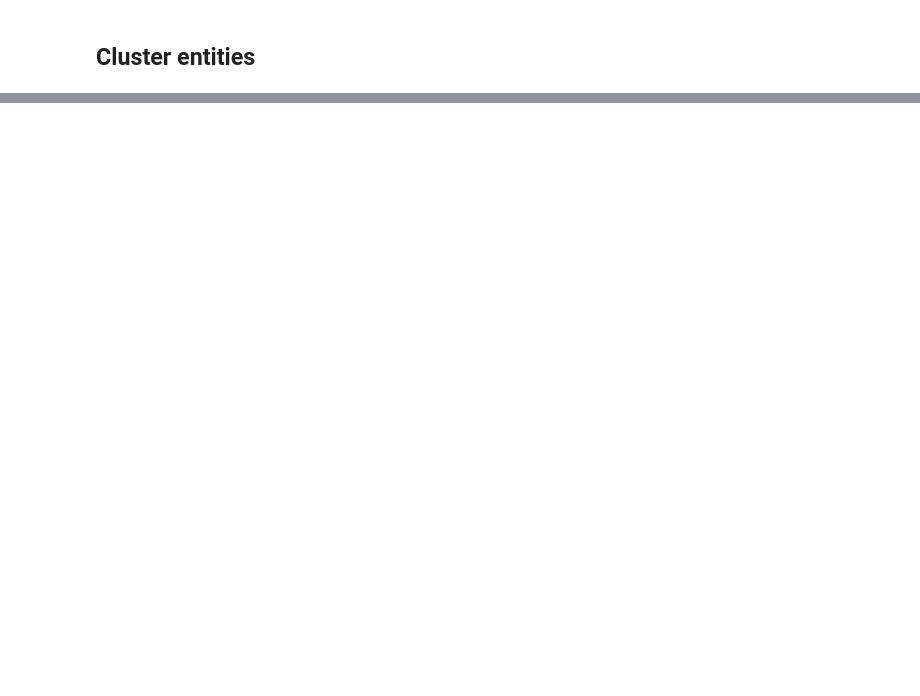
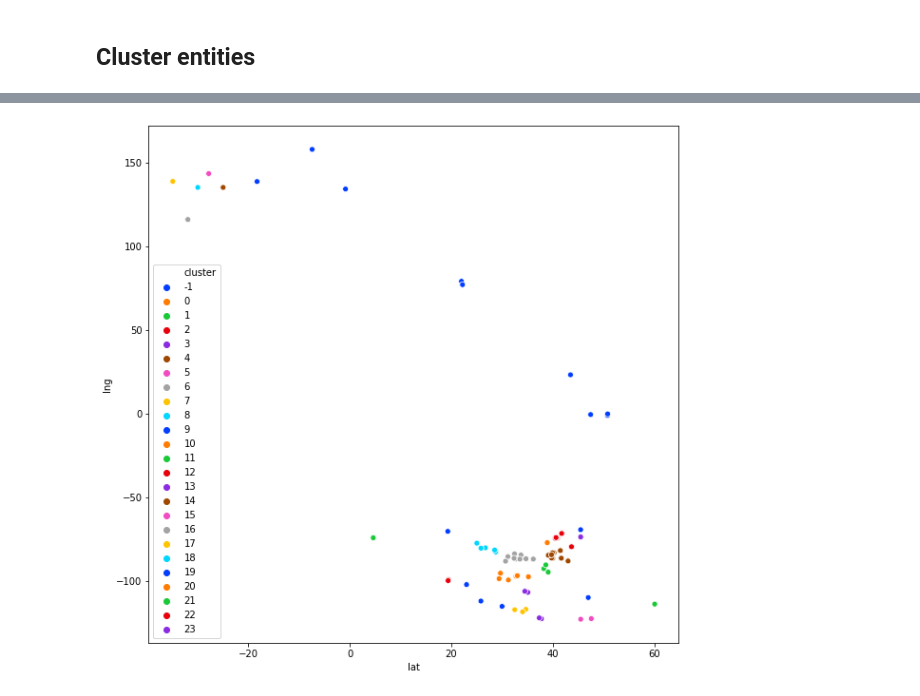
Before and after one commit to akilby/drug_pricing, a Jupyter notebook: notebooks/location-inference-clustering.ipynb, the cells around one changed output, grey strips where cells are left out. Cells and saved outputs as stored; diff of their text form; code cells hidden in the pictures; blank space fills up the shorter version.

Commit message:
added clustering li model

```diff
--- a/notebooks/location-inference-clustering.ipynb
+++ b/notebooks/location-inference-clustering.ipynb
@@ -101,0 +164,13 @@ e
+# %%
+rows = []
+for e, geocode in zip(filtered_user_entities, geoname_geocodes):
+    for g in geocode:
+        if g.population > 100000:
+            rows.append({"entity": e,
+                         "address": g.address,
+                         "lat": float(g.lat),
+                         "lng": float(g.lng),
+                         "score": g.population})
+df = pd.DataFrame(rows)
+# %%
+X = df.loc[:, ["lng", "lat"]].values
@@ -101,0 +181,10 @@ e
+# %%
+clusters = DBSCAN(eps=3, min_samples=2).fit_predict(X)
+# %%
+df["cluster"] = clusters
+# %%
+plt.figure(figsize=(10, 10))
+sns.scatterplot(x="lat", y="lng", hue="cluster", data=df, palette="bright")
+plt.show()
+# %% [output]
+[figure, added]
```
Also changed, not shown: parts of 43 cells of this notebook, 8 other files.
